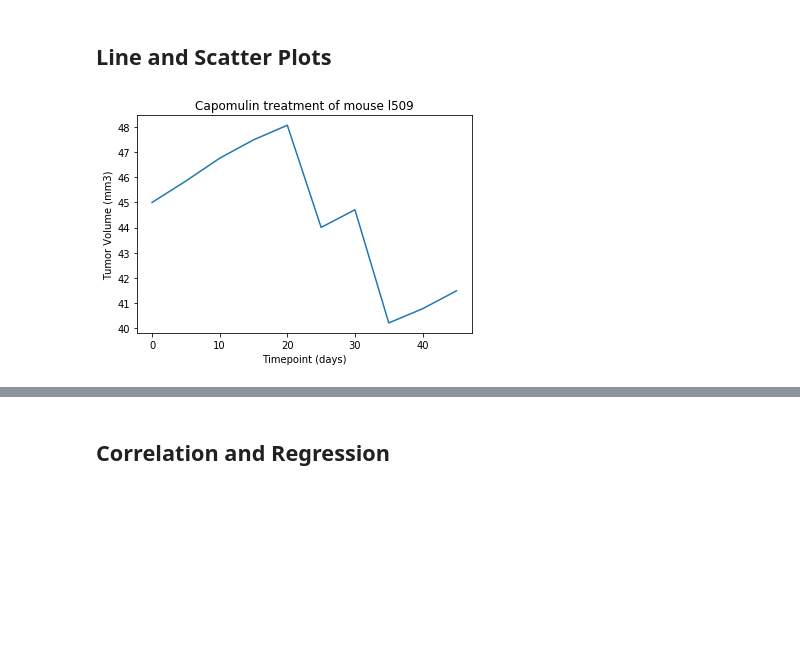
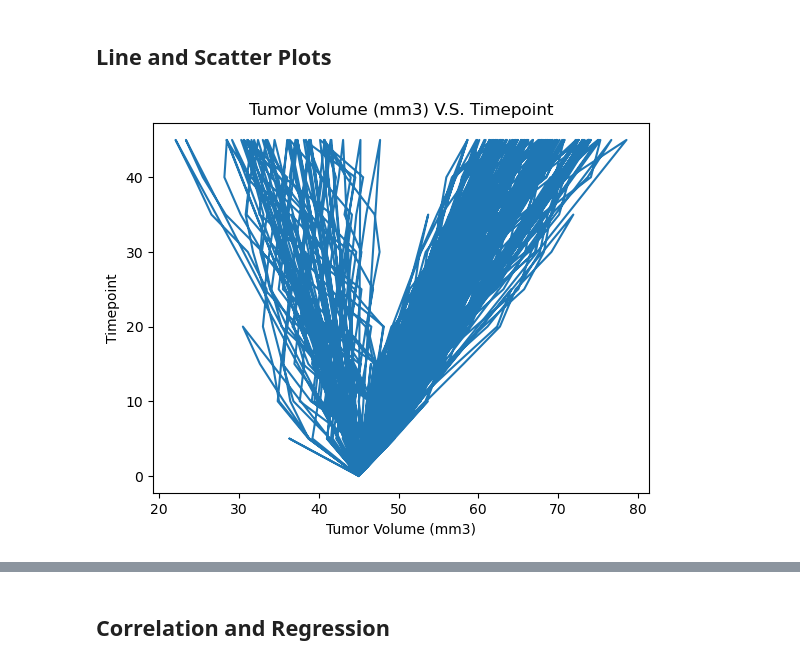
Before and after one commit to Samrosegithub/pharma_homework, a Jupyter notebook: pymaceuticals_starter.ipynb, the cells around one changed output, grey strips where cells are left out. Cells and saved outputs as stored; diff of their text form; code cells hidden in the pictures; blank space fills up the shorter version.

```diff
--- a/pymaceuticals_starter.ipynb
+++ b/pymaceuticals_starter.ipynb
@@ -213,5 +232,14 @@ Ceftamin's potential outliers: Series([], Name: Tumor Volume (mm3), dtype: float
 ## Line and Scatter Plots
 # %%
 # Generate a line plot of tumor volume vs. time point for a mouse treated with Capomulin
+campo_df = merge_df[(merge_df["Drug Regimen"] == "Capomulin")]
+campo_df
+
+plt.plot(merge_df["Tumor Volume (mm3)"],
+         merge_df["Timepoint"])
+plt.title("Tumor Volume (mm3) V.S. Timepoint")
+plt.xlabel("Tumor Volume (mm3)")
+plt.ylabel("Timepoint")
+plt.show()
 # %% [output]
-[figure, old version]
+[figure, new version]
```
Also changed, not shown: parts of 16 cells of this notebook, 2 other files.
